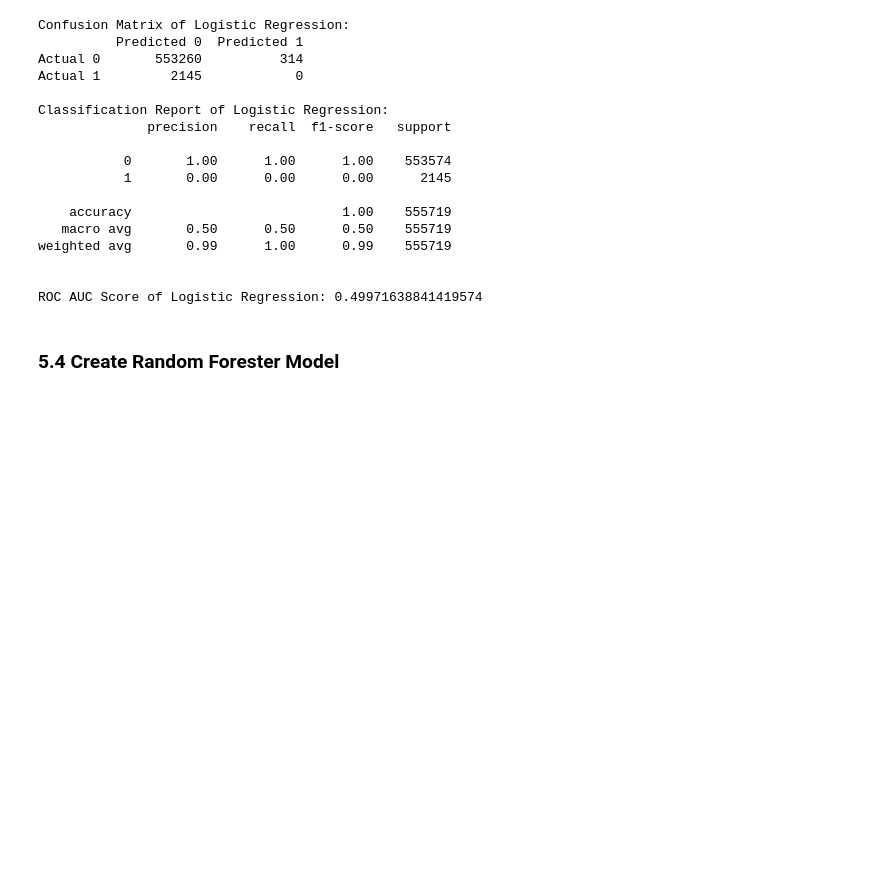
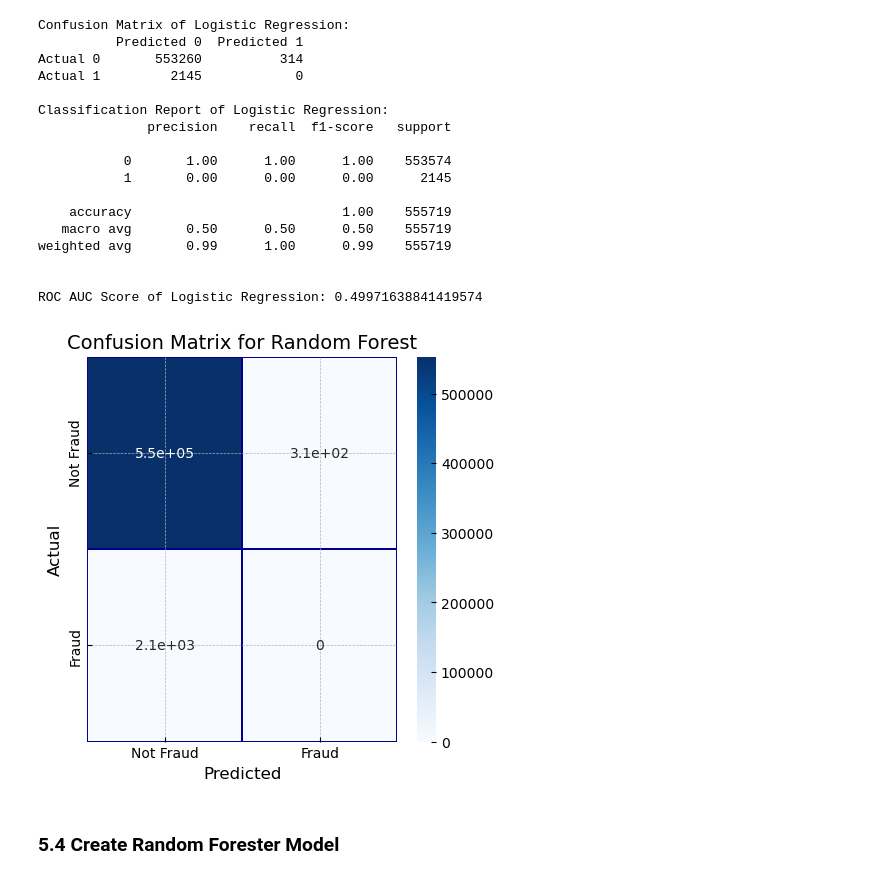
Before and after one commit to Jelterich/Project_4, a Jupyter notebook: Fraud_Date_Combined.ipynb, the cells around one changed output. Drawn from its saved outputs; the diff is of its cells as text; code cells hidden in the pictures; blank space fills up the shorter version.

Commit message:
updated confusion matrices

```diff
--- a/Fraud_Date_Combined.ipynb
+++ b/Fraud_Date_Combined.ipynb
@@ -300,6 +300,19 @@ weighted avg       0.99      1.00      0.99    555719
 
 
 ROC AUC Score of Logistic Regression: 0.49971638841419574
+# %%
+# Create confusion matrix of results
+cm_lr = pd.crosstab(y_test.values, y_pred_LR, rownames=['Actual'], colnames=['Predicted'])
+fig, (ax1) = plt.subplots(ncols=1, figsize=(5,5))
+sns.heatmap(cm_lr,
+            xticklabels=['Not Fraud', 'Fraud'],
+            yticklabels=['Not Fraud', 'Fraud'],
+            annot=True,ax=ax1,
+            linewidths=.2,linecolor="Darkblue", cmap="Blues")
+plt.title('Confusion Matrix for Random Forest', fontsize=14)
+plt.show()
+# %% [output]
+[figure, added]
 # %% [markdown]
 ### 5.4 Create Random Forester Model
 # %%
```
Also changed, not shown: parts of 4 cells of this notebook.
